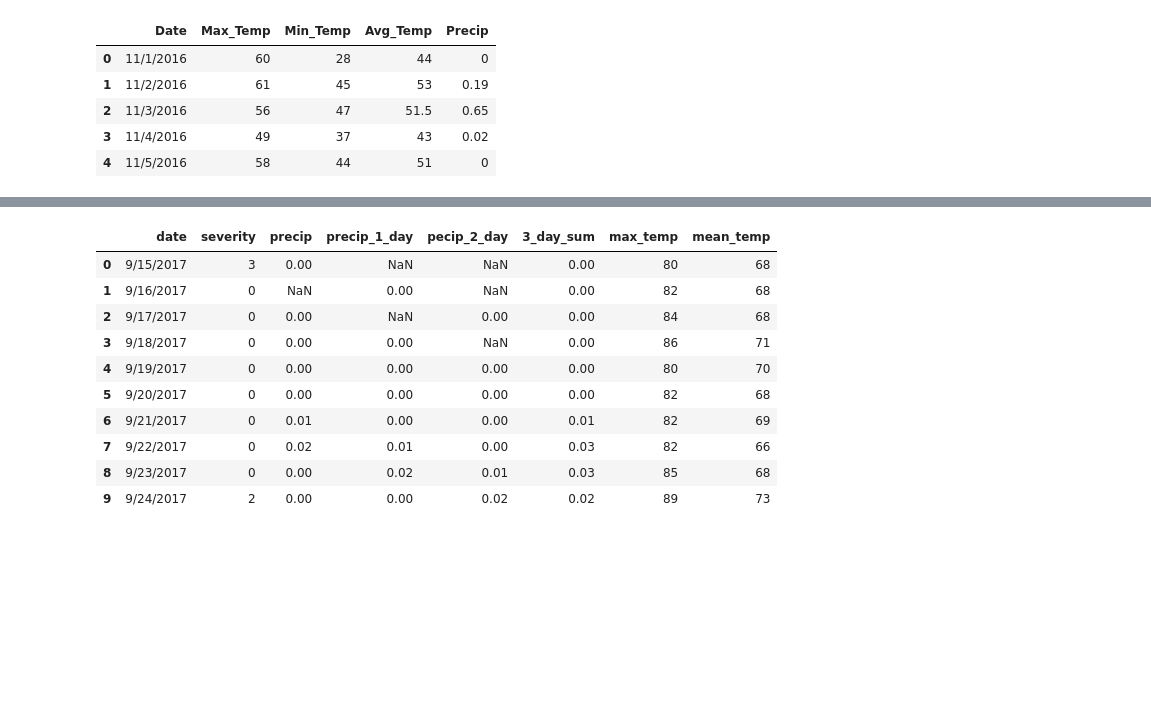
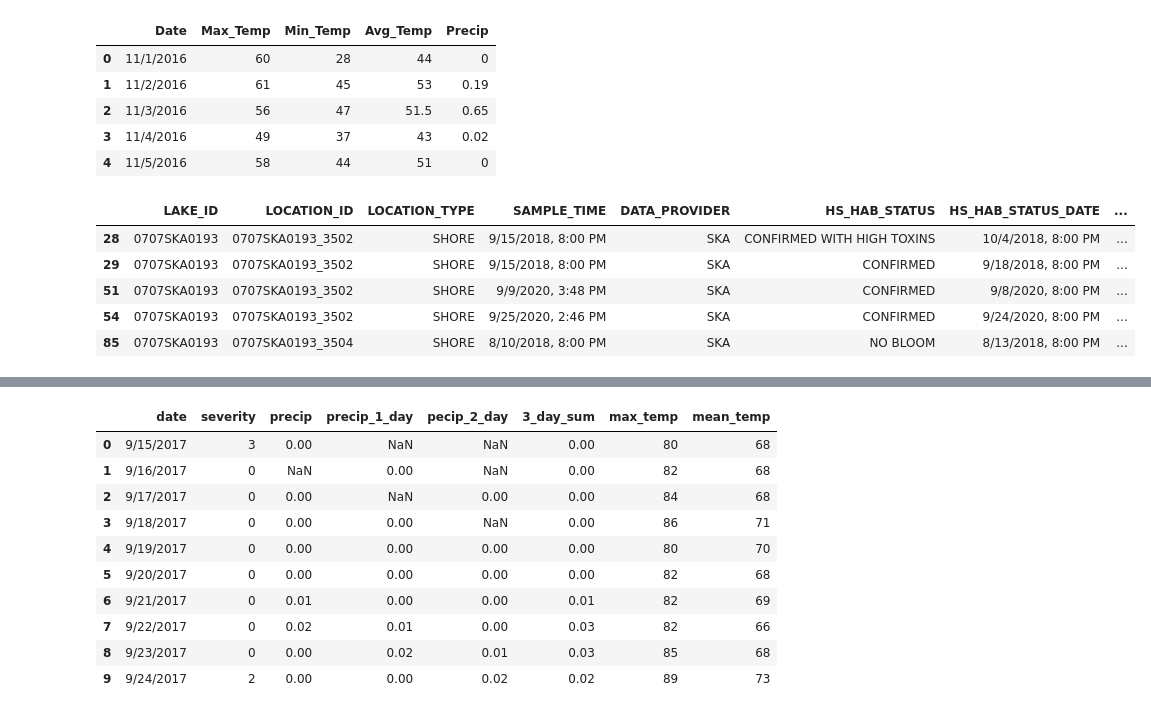
Before and after one commit to ChrisHarvey21/HABs, a Jupyter notebook: HABs.ipynb, the cells around one changed output, grey strips where cells are left out. Cells and saved outputs as stored; diff of their text form; code cells hidden in the pictures; blank space fills up the shorter version.

```diff
--- a/HABs.ipynb
+++ b/HABs.ipynb
@@ -66,5 +66,16 @@ df2.head()
 | 2 | 11/3/2016 | 56 | 47 | 51.5 | 0.65 |
 | 3 | 11/4/2016 | 49 | 37 | 43 | 0.02 |
 | 4 | 11/5/2016 | 58 | 44 | 51 | 0 |
+# %%
+#Remove dates with no HABs
+df1 = df1.dropna(subset=['HS_HAB_STATUS_DATE'])
+df1.head()
+# %% [output]
+|  | LAKE_ID | LOCATION_ID | LOCATION_TYPE | SAMPLE_TIME | DATA_PROVIDER | HS_HAB_STATUS | HS_HAB_STATUS_DATE | ... |
+| 28 | 0707SKA0193 | 0707SKA0193_3502 | SHORE | 9/15/2018, 8:00 PM | SKA | CONFIRMED WITH HIGH TOXINS | 10/4/2018, 8:00 PM | ... |
+| 29 | 0707SKA0193 | 0707SKA0193_3502 | SHORE | 9/15/2018, 8:00 PM | SKA | CONFIRMED | 9/18/2018, 8:00 PM | ... |
+| 51 | 0707SKA0193 | 0707SKA0193_3502 | SHORE | 9/9/2020, 3:48 PM | SKA | CONFIRMED | 9/8/2020, 8:00 PM | ... |
+| 54 | 0707SKA0193 | 0707SKA0193_3502 | SHORE | 9/25/2020, 2:46 PM | SKA | CONFIRMED | 9/24/2020, 8:00 PM | ... |
+| 85 | 0707SKA0193 | 0707SKA0193_3504 | SHORE | 8/10/2018, 8:00 PM | SKA | NO BLOOM | 8/13/2018, 8:00 PM | ... |
 # %%
 #Split Data and Time in df1 so we can combine datasets based on time
```
Also changed, not shown: parts of 5 cells of this notebook.
